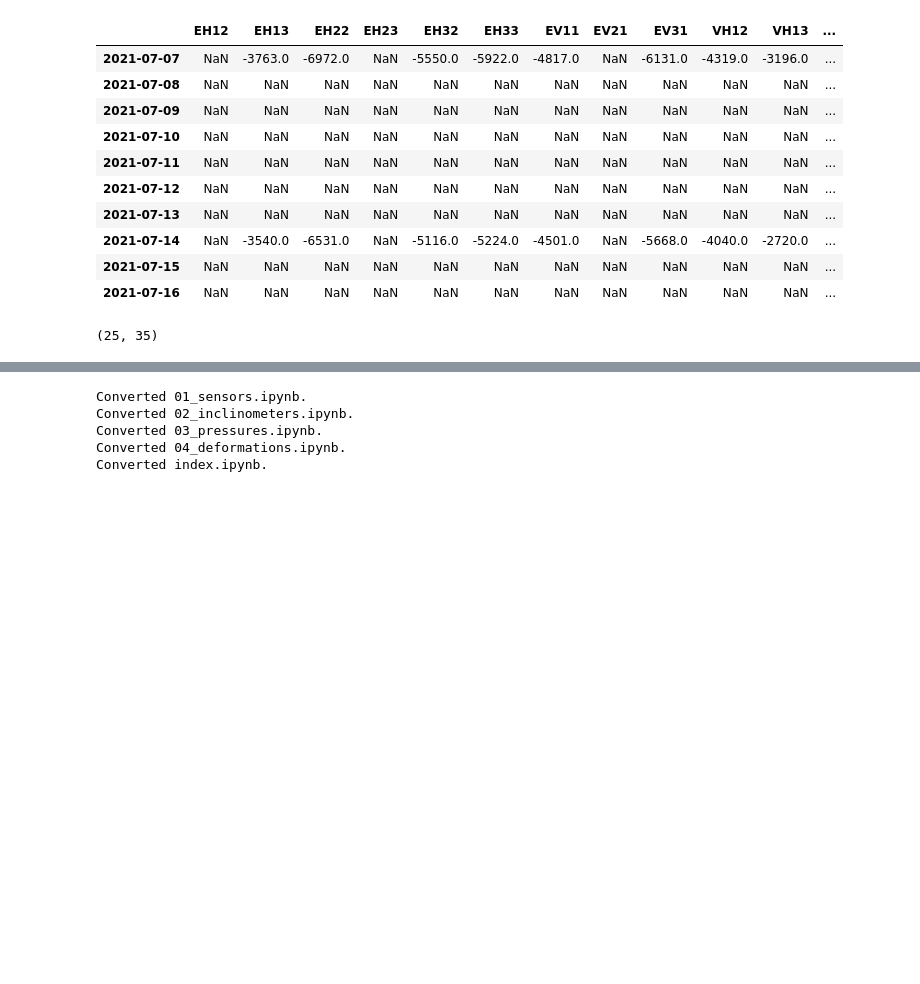
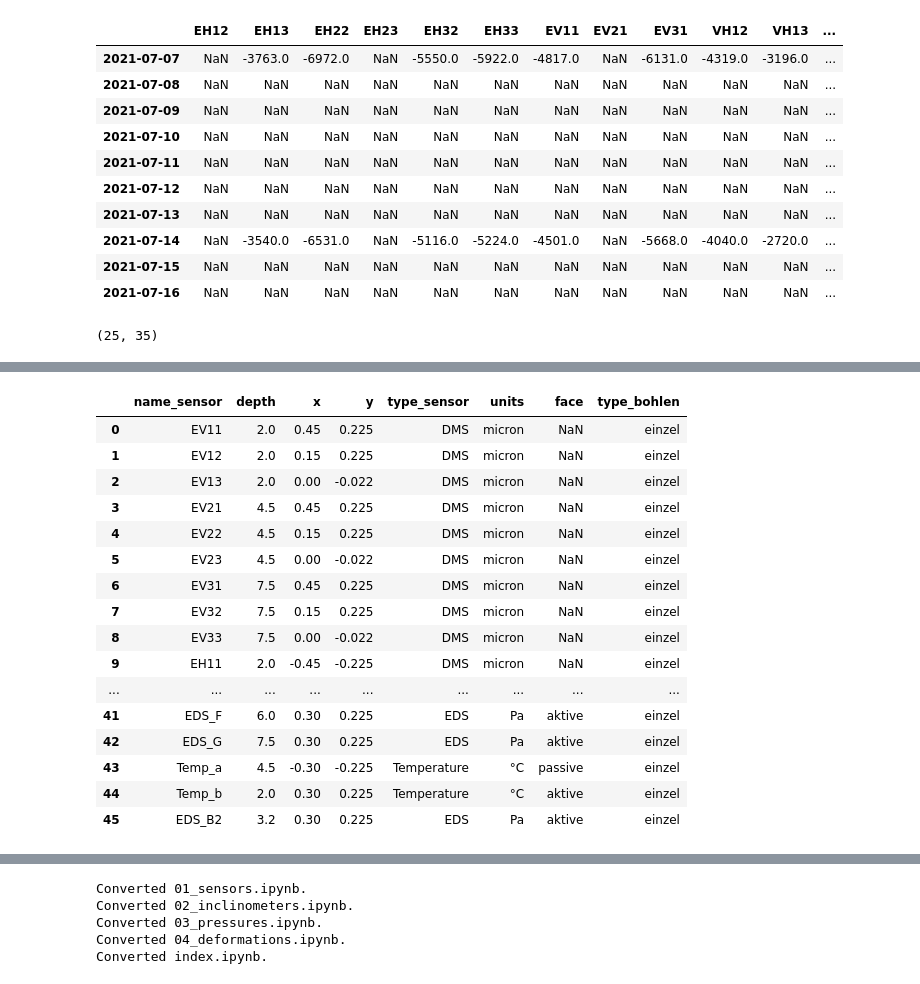
Before and after one commit to PAYEUR/spundsteif, a Jupyter notebook: 04_deformations.ipynb, the cells around one changed output, grey strips where cells are left out. Saved outputs shown, nothing was run; the diff lists cells and outputs as text; code cells hidden in the pictures; blank space fills up the shorter version.

```diff
--- a/04_deformations.ipynb
+++ b/04_deformations.ipynb
@@ -63,6 +62,8 @@ from spundsteif import sensors
 ### Test files
 # %%
 # Files needed to get df_measured_pressure
+POSITION_SENSORS = './test/df_proprietes.csv'
+
 STRUCTURE_DATA = './test/1_structure_file.txt'
 
 TESTS_FILES_NAMES = ['./test/1_data_test_01.ASC',
@@ -104,0 +135,21 @@ df_automatic_defo.shape
+# %%
+df_proprietes = pd.read_csv(POSITION_SENSORS, delimiter=';')
+df_proprietes
+# %% [output]
+|  | name_sensor | depth | x | y | type_sensor | units | face | type_bohlen |
+| 0 | EV11 | 2.0 | 0.45 | 0.225 | DMS | micron | NaN | einzel |
+| 1 | EV12 | 2.0 | 0.15 | 0.225 | DMS | micron | NaN | einzel |
+| 2 | EV13 | 2.0 | 0.00 | -0.022 | DMS | micron | NaN | einzel |
+| 3 | EV21 | 4.5 | 0.45 | 0.225 | DMS | micron | NaN | einzel |
+| 4 | EV22 | 4.5 | 0.15 | 0.225 | DMS | micron | NaN | einzel |
+| 5 | EV23 | 4.5 | 0.00 | -0.022 | DMS | micron | NaN | einzel |
+| 6 | EV31 | 7.5 | 0.45 | 0.225 | DMS | micron | NaN | einzel |
+| 7 | EV32 | 7.5 | 0.15 | 0.225 | DMS | micron | NaN | einzel |
+| 8 | EV33 | 7.5 | 0.00 | -0.022 | DMS | micron | NaN | einzel |
+| 9 | EH11 | 2.0 | -0.45 | -0.225 | DMS | micron | NaN | einzel |
+| ... | ... | ... | ... | ... | ... | ... | ... | ... |
+| 41 | EDS_F | 6.0 | 0.30 | 0.225 | EDS | Pa | aktive | einzel |
+| 42 | EDS_G | 7.5 | 0.30 | 0.225 | EDS | Pa | aktive | einzel |
+| 43 | Temp_a | 4.5 | -0.30 | -0.225 | Temperature | °C | passive | einzel |
+| 44 | Temp_b | 2.0 | 0.30 | 0.225 | Temperature | °C | aktive | einzel |
+| 45 | EDS_B2 | 3.2 | 0.30 | 0.225 | EDS | Pa | aktive | einzel |
```
Also changed, not shown: parts of 31 cells of this notebook, 7 other files.
